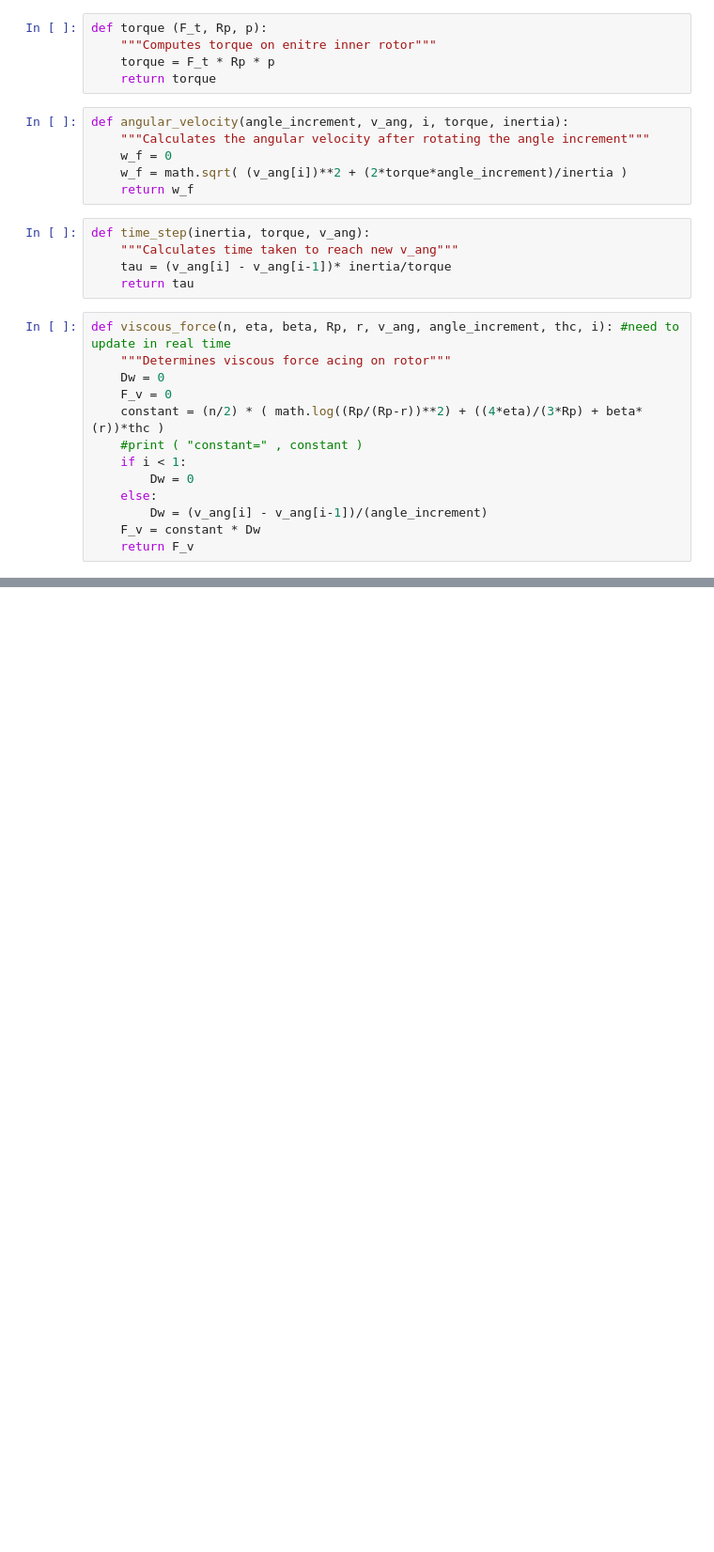
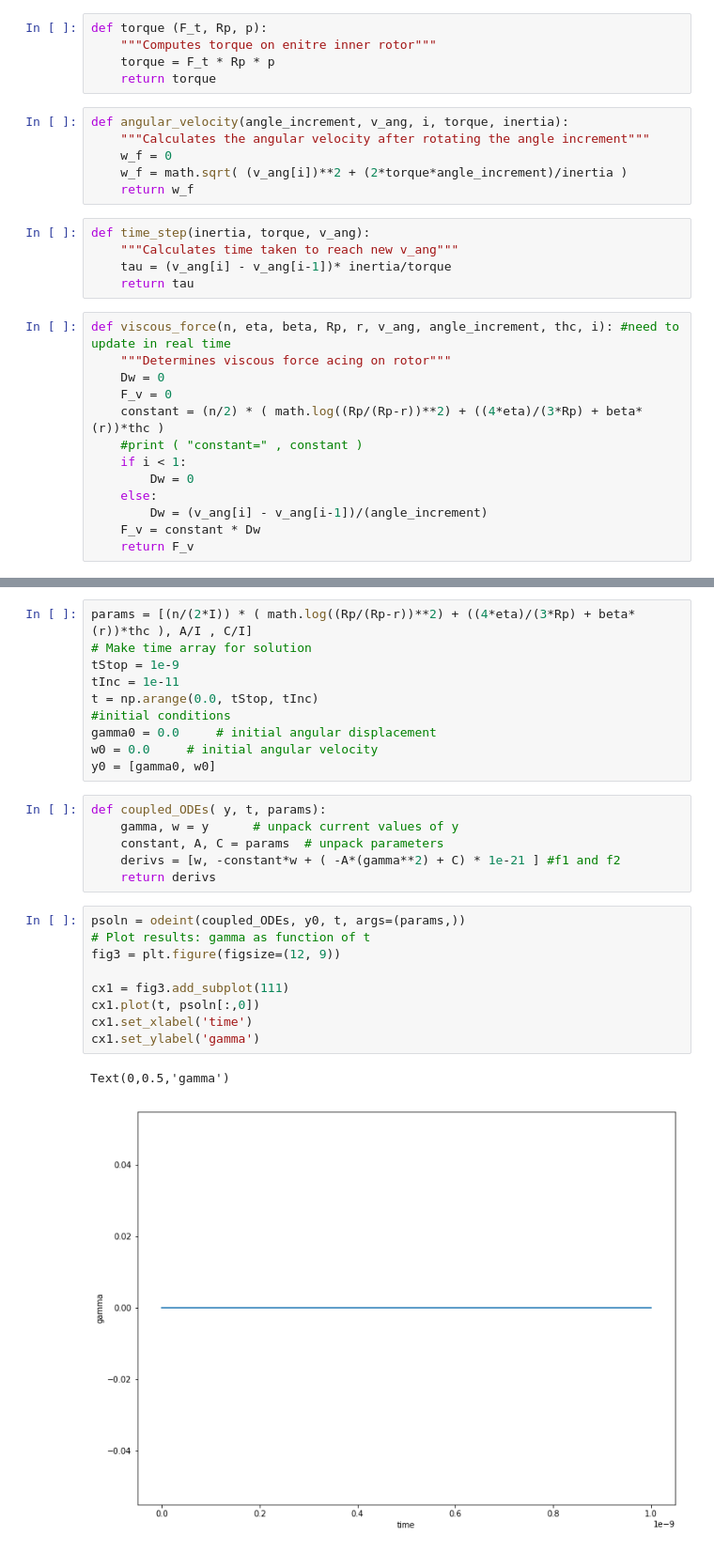
Before and after one commit to Paul-Burdekin/Nano-project, a Jupyter notebook: nanomotor.ipynb, the cells around one changed output, grey strips where cells are left out. Shown at 94% size. Saved outputs shown, nothing was run; the diff lists cells and outputs as text; blank space fills up the shorter version.

```diff
--- a/nanomotor.ipynb
+++ b/nanomotor.ipynb
@@ -173,0 +210,28 @@ plt.show()
+# %%
+params = [(n/(2*I)) * ( math.log((Rp/(Rp-r))**2) + ((4*eta)/(3*Rp) + beta*(r))*thc ), A/I , C/I]
+# Make time array for solution
+tStop = 1e-9
+tInc = 1e-11
+t = np.arange(0.0, tStop, tInc)
+#initial conditions
+gamma0 = 0.0     # initial angular displacement
+w0 = 0.0     # initial angular velocity
+y0 = [gamma0, w0]
+# %%
+def coupled_ODEs( y, t, params):
+    gamma, w = y      # unpack current values of y
+    constant, A, C = params  # unpack parameters
+    derivs = [w, -constant*w + ( -A*(gamma**2) + C) * 1e-21 ] #f1 and f2
+    return derivs
+# %%
+psoln = odeint(coupled_ODEs, y0, t, args=(params,))
+# Plot results: gamma as function of t
+fig3 = plt.figure(figsize=(12, 9))
+
+cx1 = fig3.add_subplot(111)
+cx1.plot(t, psoln[:,0])
+cx1.set_xlabel('time')
+cx1.set_ylabel('gamma')
+# %% [output]
+Text(0,0.5,'gamma')
+[figure, added]
```
Also changed, not shown: parts of 6 cells of this notebook.
